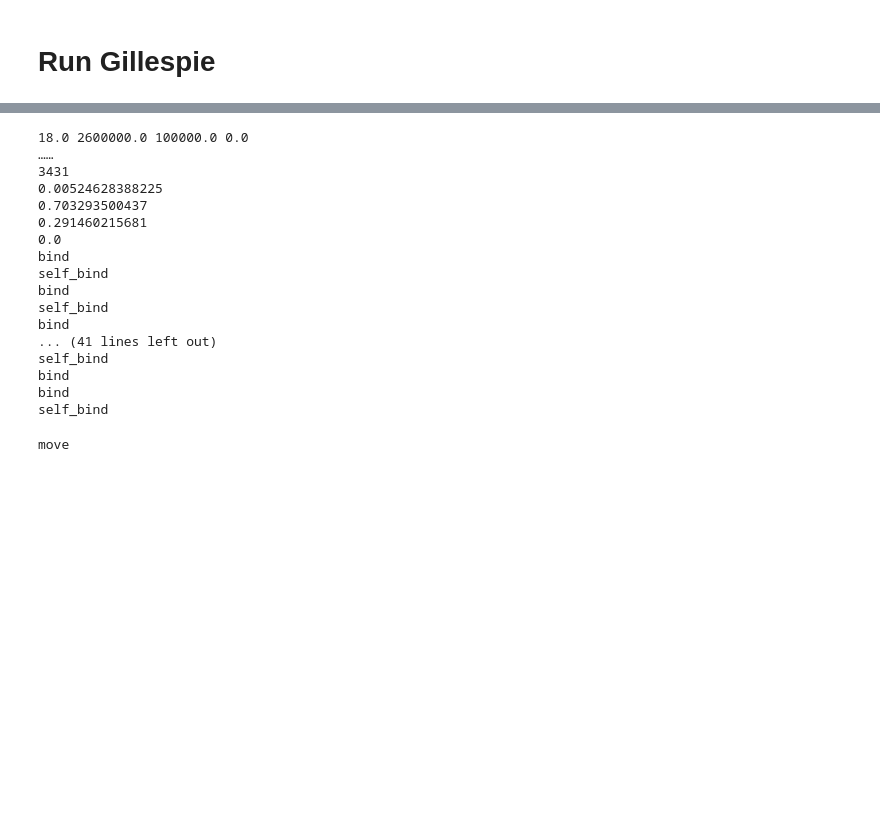
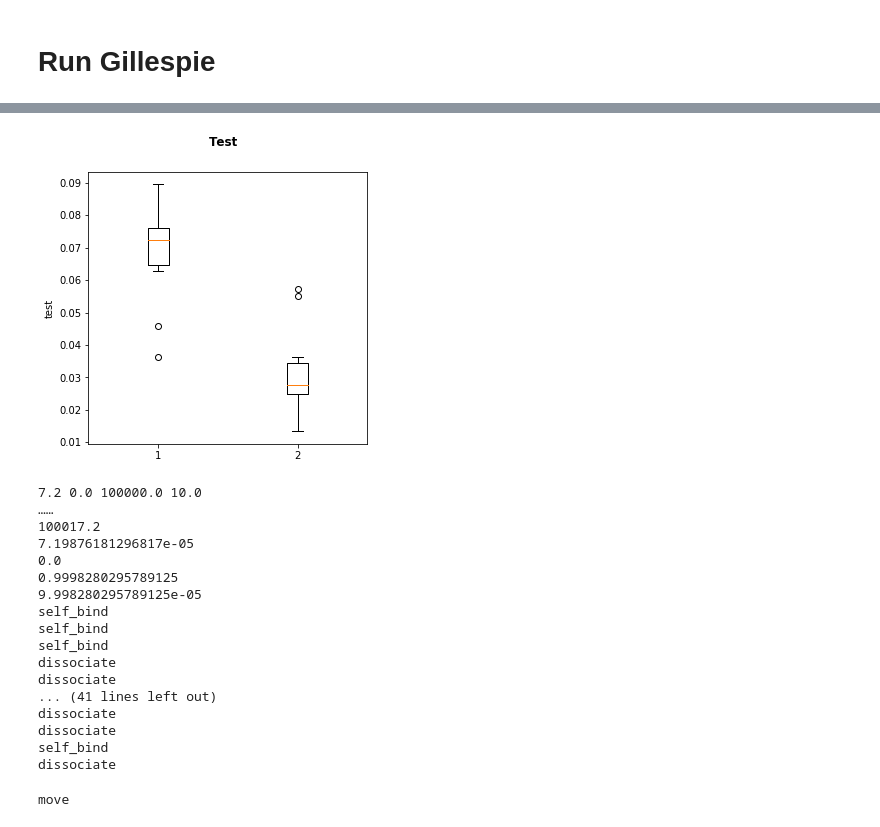
Before and after one commit to apadr007/Stochastic-RNA-granule-simulation, a Jupyter notebook: Self Dimerization Gillespie.ipynb, the cells around one changed output, grey strips where cells are left out. Saved outputs shown, nothing was run; the diff lists cells and outputs as text; code cells hidden in the pictures; blank space fills up the shorter version.

```diff
--- a/Self Dimerization Gillespie.ipynb
+++ b/Self Dimerization Gillespie.ipynb
@@ -624,0 +678,8 @@ array([ 5., 26.,  0., 70.])
+# %%
+#at 60% filled
+#total_rxn_60 = np.zeros(shape=(10,4))
+
+total_rxn_60=np.delete(total_rxn_60, 3, axis=1)
+total_rxn_60=np.delete(total_rxn_60, 0, axis=1)
+total_rxn_60=total_rxn_60/np.sum(total_rxn_60)
+print total_rxn_60
@@ -625,9 +697,25 @@ array([ 5., 26.,  0., 70.])
+# %%
+fig = plt.figure(1, figsize=(5, 5))
+fig.suptitle('Test', fontsize=12, fontweight='bold')
+
+
+# Create an axes instance
+ax = fig.add_subplot(111)
+ax.set_ylabel('test')
+
+
+
+# Create the boxplot
+bp = ax.boxplot(total_rxn_60 )
+fig.savefig('fig_60.pdf', bbox_inches='tight')
+# %% [output]
+[figure, added]
 # %%
 from __future__ import division
 
-k_move = 1e0
+k_move = 1e-1
 k_bind = 1e5
-k_off = 1e-2
+k_off = 1e1
 len_factor = 1
 tau = 1e-3
 
@@ -640,23 +728,23 @@ num_of_intermolc = rxn_results.sum(axis=0)[1]
 bind_k = num_of_intermolc * k_bind
 
 # self-bind (intramolecular)
-self_bind_k = k_bind * len_factor
+self_bind_k = k_bind
 
 # dissociate
 dissociate = len(g.get_edgelist())
-dissociate_k = k_off * dissociate
+dissociate_k = k_off
 
 print move_k, bind_k, self_bind_k, dissociate_k
 
 
-k_0 = move + bind + self_bind + dissociate
+k_0 = move_k + bind_k + self_bind_k + dissociate_k
 
 print '……'
 print k_0
-print move/k_0
-print bind/k_0
-print self_bind/k_0
-print dissociate/k_0
+print move_k/k_0
+print bind_k/k_0
+print self_bind_k/k_0
+print dissociate_k/k_0
 
 for i in range(50):
     print allRxn(move_k, bind_k, self_bind_k, dissociate_k)
@@ -670,23 +758,23 @@ for i in range(50):
 #print options
 #print move/k_0
 # %% [output]
-18.0 2600000.0 100000.0 0.0
+7.2 0.0 100000.0 10.0
 ……
-3431
-0.00524628388225
-0.703293500437
-0.291460215681
+100017.2
+7.19876181296817e-05
 0.0
-bind
+0.9998280295789125
+9.998280295789125e-05
 self_bind
-bind
 self_bind
-bind
+self_bind
+dissociate
+dissociate
 ... (41 lines left out)
+dissociate
+dissociate
 self_bind
-bind
-bind
-self_bind
+dissociate
 # %%
 myList=options
 myNumber=0.01
```
Also changed, not shown: parts of 15 cells of this notebook, 6 other files.
